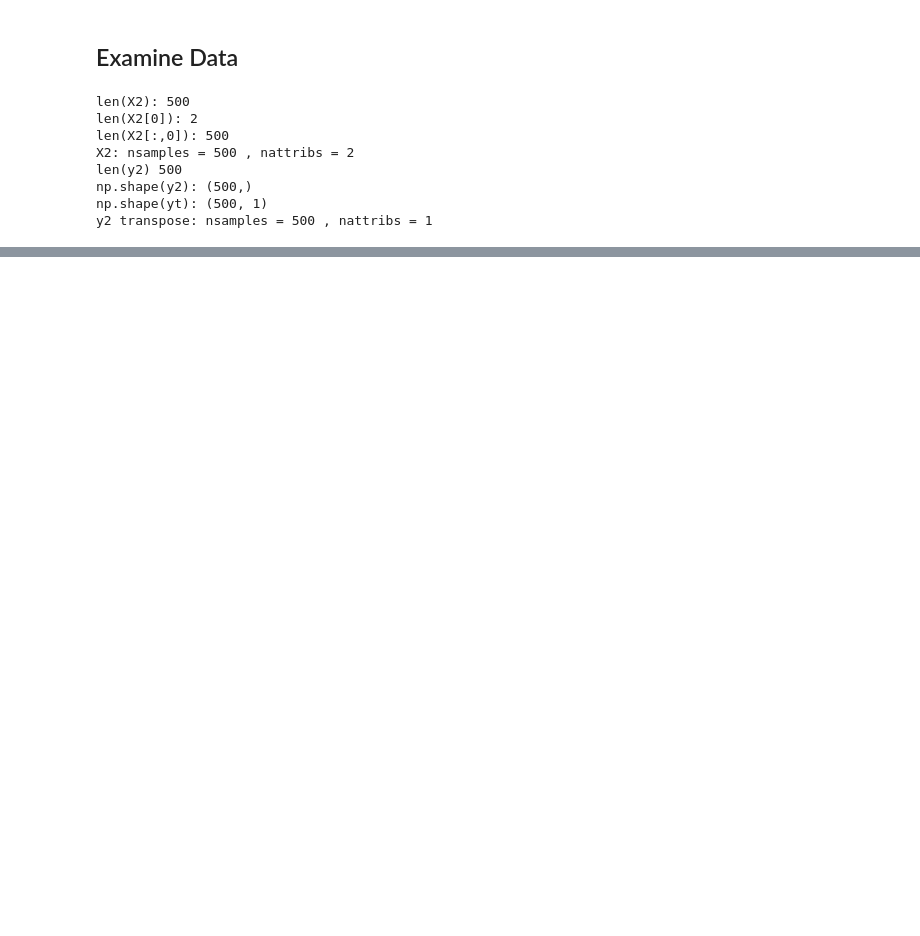
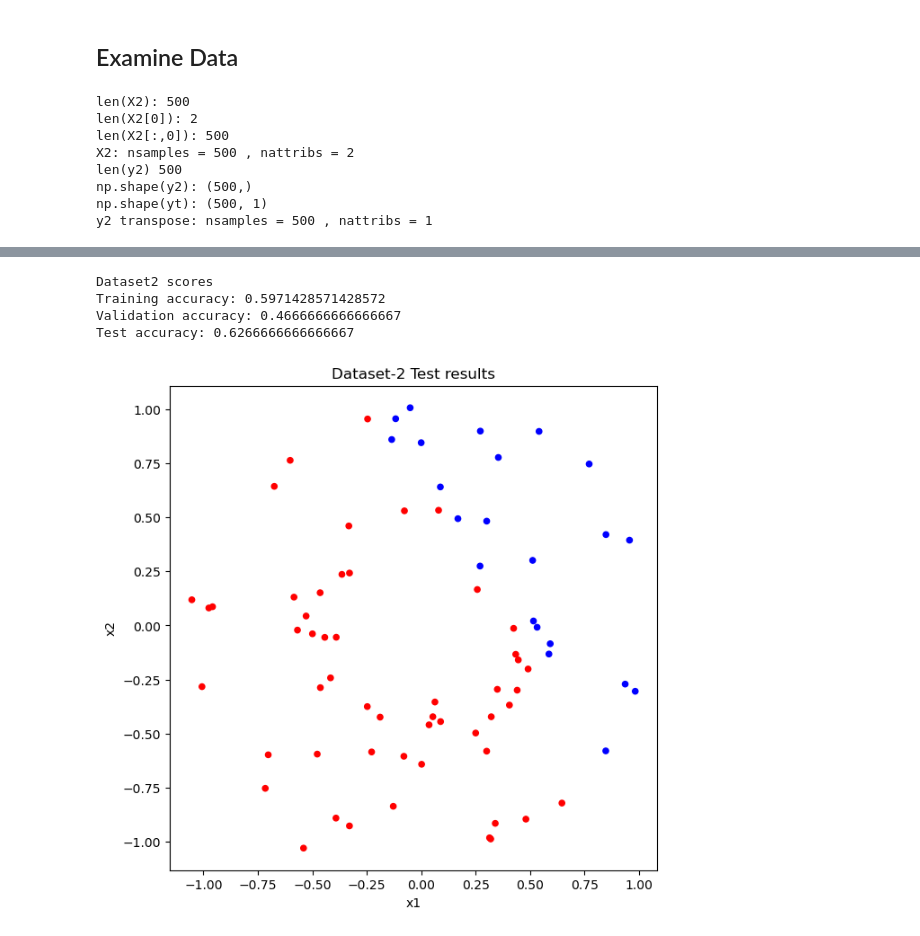
Before and after one commit to PatriotArrow/DeepLearning, a Jupyter notebook: assignment1/task2/Load-Small-Datasets.ipynb, the cells around one changed output, grey strips where cells are left out. Cells and saved outputs as stored; diff of their text form; code cells hidden in the pictures; blank space fills up the shorter version.

```diff
--- a/assignment1/task2/Load-Small-Datasets.ipynb
+++ b/assignment1/task2/Load-Small-Datasets.ipynb
@@ -233,3 +222,12 @@ len(y2) 500
 np.shape(y2): (500,)
 np.shape(yt): (500, 1)
 y2 transpose: nsamples = 500 , nattribs = 1
+# %%
+from sklearn.model_selection import train_test_split
+X2_train, X2_temp, y2_train, y2_temp = train_test_split(X2,y2,test_size = 0.30,random_state = 42, shuffle = True)
+X2_val, X2_test, y2_val, y2_test = train_test_split(X2_temp,y2_temp,test_size = 0.50,random_state = 42)
+
+print("Dataset2 splits:")
+print("Train:", X2_train.shape)
+print("Validation:",X2_val.shape)
+print("Test:",X2_test.shape)
@@ -235,0 +239,19 @@ y2 transpose: nsamples = 500 , nattribs = 1
+# %%
+import sys
+import os
+sys.path.append(os.path.abspath(".."))
+from task1.LogisticRegressor import LogisticRegressor
+
+#Creating model instance
+model = LogisticRegressor(alpha = 0.01, max_iters = 100000)
+
+#reshaping labels
+y2_train_col = y2_train.reshape(-1,1)
+y2_val_col = y2_val.reshape(-1,1)
+y2_test_col = y2_test.reshape(-1,1)
+
+model.fit(X2_train, y2_train_col)
+
+train_acc = model.score(X2_train, y2_train_col)
+val_acc = model.score(X2_val, y2_val_col)
+test_acc = model.score(X2_test, y2_test_col)
@@ -235,0 +276,26 @@ y2 transpose: nsamples = 500 , nattribs = 1
+# %%
+print("Dataset2 scores")
+print("Training accuracy:", train_acc)
+print("Validation accuracy:", val_acc)
+print("Test accuracy:", test_acc)
+# %% [output]
+Dataset2 scores
+Training accuracy: 0.5971428571428572
+Validation accuracy: 0.4666666666666667
+Test accuracy: 0.6266666666666667
+# %%
+import matplotlib.pyplot as plt
+
+y2_pred_test = model.predict(X2_test)
+#flattening for plotting
+y_pred_flat = y2_pred_test.ravel()
+
+plt.figure(figsize = (7,7))
+
+plt.scatter(X2_test[:,0],X2_test[:,1],c=y_pred_flat,cmap="bwr",s=20)
+plt.title("Dataset-2 Test results")
+plt.xlabel("x1")
+plt.ylabel("x2")
+plt.show()
+# %% [output]
+[figure, added]
```
Also changed, not shown: parts of 7 cells of this notebook, 2 other files.
